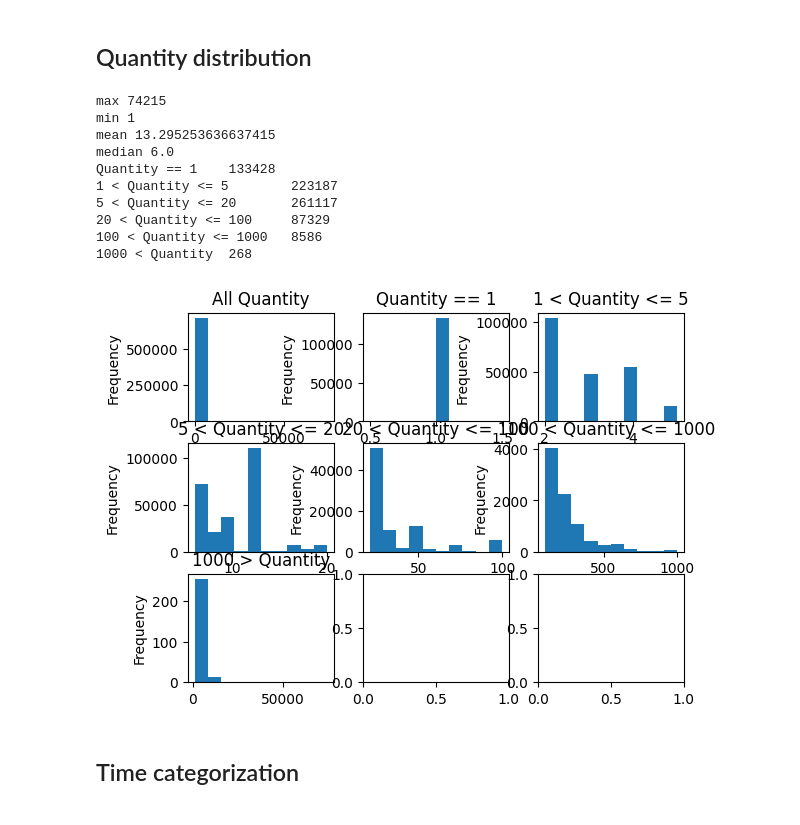
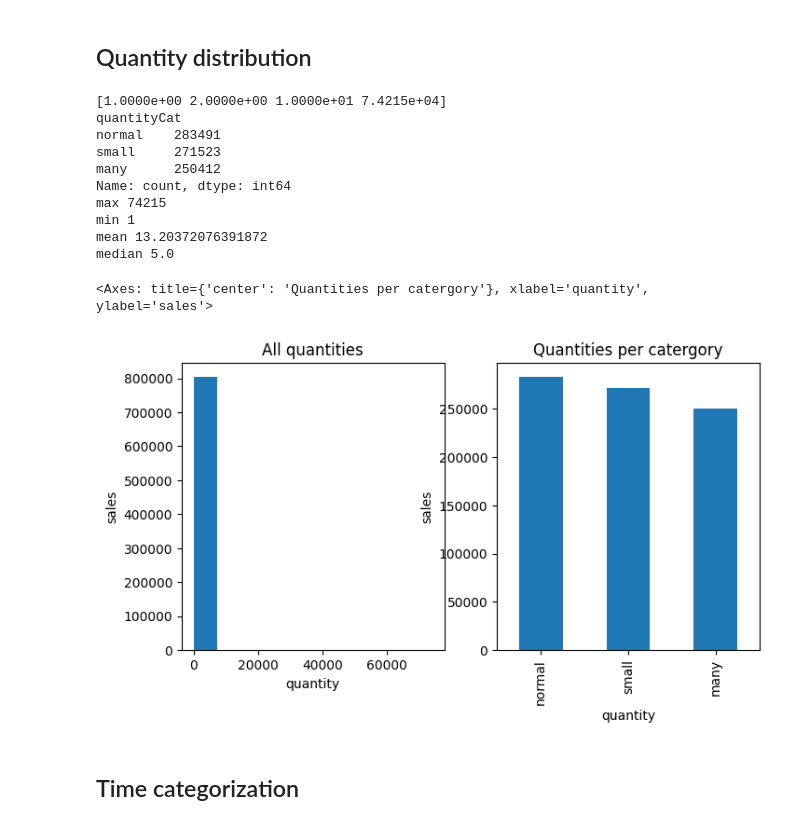
Before and after one commit to SteinVandenbroeke/Data_mining_projects, a Jupyter notebook: Assignment1/analyses.ipynb, the cells around one changed output. Saved outputs shown, nothing was run; the diff lists cells and outputs as text; code cells hidden in the pictures.

```diff
--- a/Assignment1/analyses.ipynb
+++ b/Assignment1/analyses.ipynb
@@ -137,62 +115,36 @@ NameError: name 'dataset' is not defined
 # %%
 retail_dataset = dataset.Dataset("retail.csv")
 retail_dataset.handle_missing_or_wrong_values()
+#retail_dataset.categorize_data()
+
+labels = ["small", "normal", "many"]
+retail_dataset.df['quantityCat'], retbins = pd.qcut(retail_dataset.df['Quantity'], retbins=True, labels=labels, q=3)
+print(retbins)
+print(retail_dataset.df['quantityCat'].value_counts())
 
 print("max", retail_dataset.df['Quantity'].max())
 print("min", retail_dataset.df['Quantity'].min())
 print("mean", retail_dataset.df['Quantity'].mean())
 print("median", retail_dataset.df['Quantity'].median())
 
-fig, axes = plt.subplots(3, 3)
+fig, axes = plt.subplots(1,2, figsize=(8, 4))
 
 limited_information =  retail_dataset.df
-limited_information['Quantity'].plot(kind='hist', title='All Quantity', ax=axes[0,0])
-
-limited_information =  retail_dataset.df
-limited_information =  limited_information[limited_information["Quantity"] == 1]
-limited_information['Quantity'].plot(kind='hist', title='Quantity == 1', ax=axes[0,1])
-print("Quantity == 1\t", limited_information['Quantity'].count())
-
-limited_information =  retail_dataset.df
-limited_information =  limited_information[limited_information["Quantity"] <= 5]
-limited_information =  limited_information[limited_information["Quantity"] > 1]
-limited_information['Quantity'].plot(kind='hist', title='1 < Quantity <= 5', ax=axes[0,2])
-print("1 < Quantity <= 5\t", limited_information['Quantity'].count())
-
-limited_information =  retail_dataset.df
-limited_information =  limited_information[limited_information["Quantity"] > 5]
-limited_information =  limited_information[limited_information["Quantity"] <= 20]
-limited_information['Quantity'].plot(kind='hist', title='5 < Quantity <= 20', ax=axes[1,0])
-print("5 < Quantity <= 20\t", limited_information['Quantity'].count())
-
-limited_information =  retail_dataset.df
-limited_information =  limited_information[limited_information["Quantity"] > 20]
-limited_information =  limited_information[limited_information["Quantity"] <= 100]
-limited_information['Quantity'].plot(kind='hist', title='20 < Quantity <= 100', ax=axes[1,1])
-print("20 < Quantity <= 100\t", limited_information['Quantity'].count())
-
-limited_information =  retail_dataset.df
-limited_information =  limited_information[limited_information["Quantity"] > 100]
-limited_information =  limited_information[limited_information["Quantity"] <= 1000]
-limited_information['Quantity'].plot(kind='hist', title='100 < Quantity <= 1000', ax=axes[1,2])
-print("100 < Quantity <= 1000\t", limited_information['Quantity'].count())
-
-limited_information =  retail_dataset.df
-limited_information =  limited_information[limited_information["Quantity"] > 1000]
-limited_information['Quantity'].plot(kind='hist', title='1000 > Quantity', ax=axes[2,0])
-print("1000 < Quantity\t", limited_information['Quantity'].count())
+limited_information['Quantity'].plot(kind='hist', title='All quantities', ax=axes[0], xlabel="quantity", ylabel="sales")
+retail_dataset.df['quantityCat'].value_counts().plot(kind='bar', title='Quantities per catergory', ax=axes[1], xlabel="quantity", ylabel="sales")
 # %% [output]
+[1.0000e+00 2.0000e+00 1.0000e+01 7.4215e+04]
+quantityCat
+normal    283491
+small     271523
+many      250412
+Name: count, dtype: int64
 max 74215
 min 1
-mean 13.295253636637415
-median 6.0
-Quantity == 1    133428
-1 < Quantity <= 5        223187
-5 < Quantity <= 20       261117
-20 < Quantity <= 100     87329
-100 < Quantity <= 1000   8586
-1000 < Quantity  268
+mean 13.20372076391872
+median 5.0
+<Axes: title={'center': 'Quantities per catergory'}, xlabel='quantity', ylabel='sales'>
-[figure, old version]
+[figure, new version]
 # %% [markdown]
 ## Time categorization
 # %%
```
Also changed, not shown: parts of 9 cells of this notebook, 4 other files.
